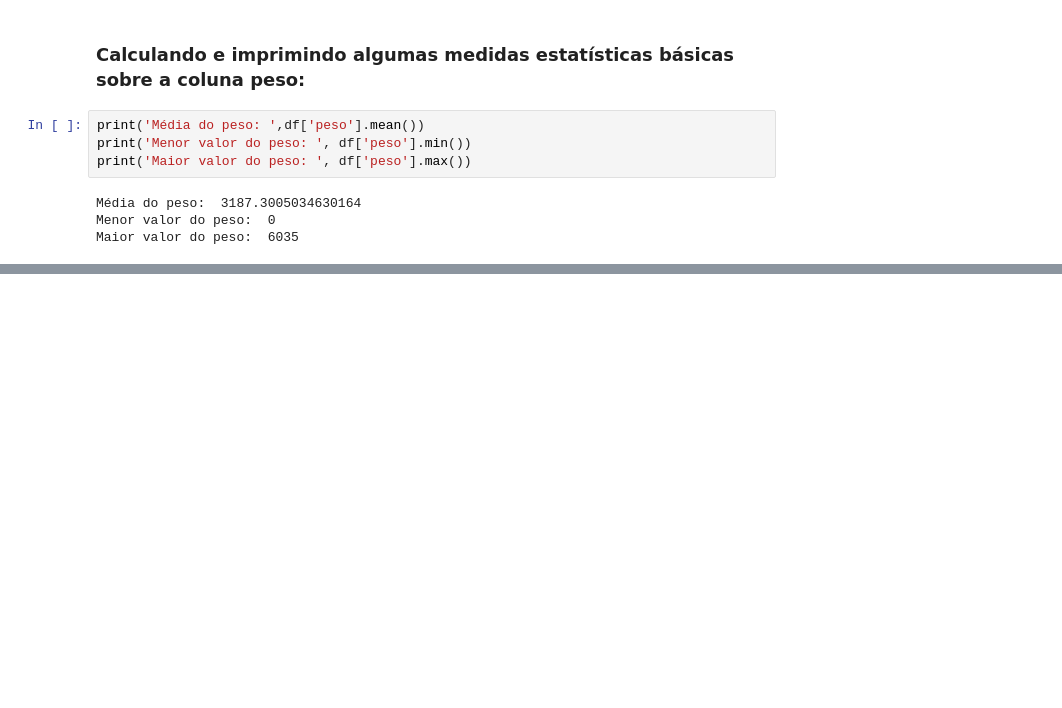
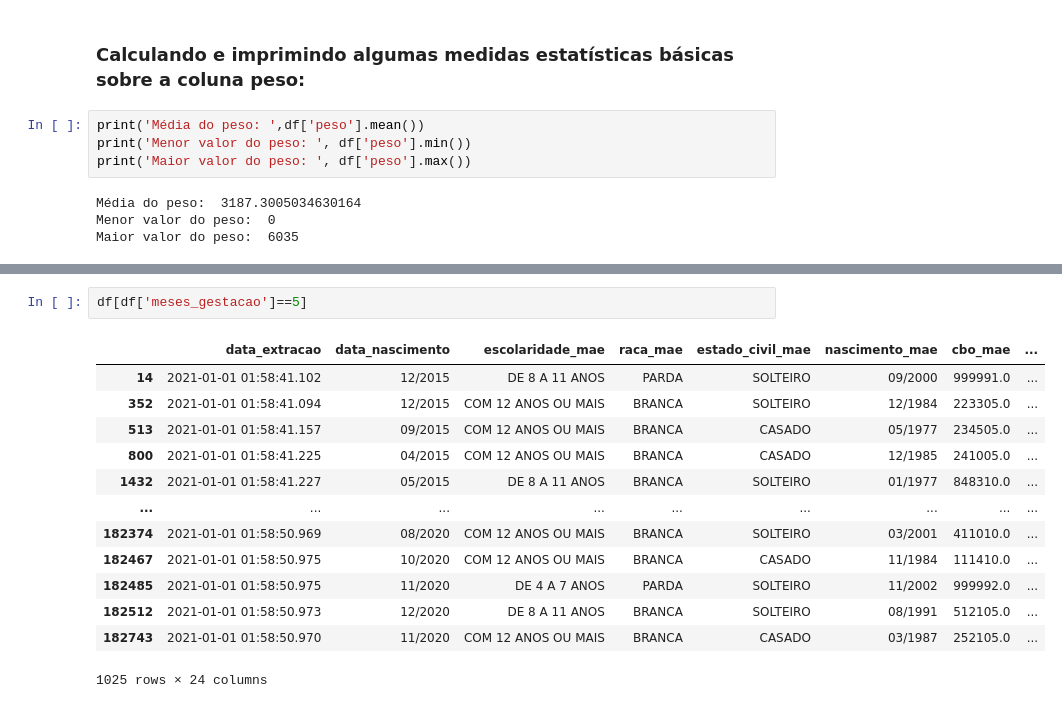
Before and after one commit to Matheuspompeo/Conjuntos-de-dados-do-Sistema-de-Informa-es-de-Nascidos-Vivos-SINASC-, a Jupyter notebook: sinasc_nascimentos.ipynb, the cells around one changed output, grey strips where cells are left out. Cells and saved outputs as stored; diff of their text form; blank space fills up the shorter version.

```diff
--- a/sinasc_nascimentos.ipynb
+++ b/sinasc_nascimentos.ipynb
@@ -172,0 +199,16 @@ Maior valor do peso:  6035
+# %%
+df[df['meses_gestacao']==5]
+# %% [output]
+|  | data_extracao | data_nascimento | escolaridade_mae | raca_mae | estado_civil_mae | nascimento_mae | cbo_mae | ... |
+| 14 | 2021-01-01 01:58:41.102 | 12/2015 | DE 8 A 11 ANOS | PARDA | SOLTEIRO | 09/2000 | 999991.0 | ... |
+| 352 | 2021-01-01 01:58:41.094 | 12/2015 | COM 12 ANOS OU MAIS | BRANCA | SOLTEIRO | 12/1984 | 223305.0 | ... |
+| 513 | 2021-01-01 01:58:41.157 | 09/2015 | COM 12 ANOS OU MAIS | BRANCA | CASADO | 05/1977 | 234505.0 | ... |
+| 800 | 2021-01-01 01:58:41.225 | 04/2015 | COM 12 ANOS OU MAIS | BRANCA | CASADO | 12/1985 | 241005.0 | ... |
+| 1432 | 2021-01-01 01:58:41.227 | 05/2015 | DE 8 A 11 ANOS | BRANCA | SOLTEIRO | 01/1977 | 848310.0 | ... |
+| ... | ... | ... | ... | ... | ... | ... | ... | ... |
+| 182374 | 2021-01-01 01:58:50.969 | 08/2020 | COM 12 ANOS OU MAIS | BRANCA | SOLTEIRO | 03/2001 | 411010.0 | ... |
+| 182467 | 2021-01-01 01:58:50.975 | 10/2020 | COM 12 ANOS OU MAIS | BRANCA | CASADO | 11/1984 | 111410.0 | ... |
+| 182485 | 2021-01-01 01:58:50.975 | 11/2020 | DE 4 A 7 ANOS | PARDA | SOLTEIRO | 11/2002 | 999992.0 | ... |
+| 182512 | 2021-01-01 01:58:50.973 | 12/2020 | DE 8 A 11 ANOS | BRANCA | SOLTEIRO | 08/1991 | 512105.0 | ... |
+| 182743 | 2021-01-01 01:58:50.970 | 11/2020 | COM 12 ANOS OU MAIS | BRANCA | CASADO | 03/1987 | 252105.0 | ... |
+1025 rows × 24 columns
```
Also changed, not shown: parts of 7 cells of this notebook.
